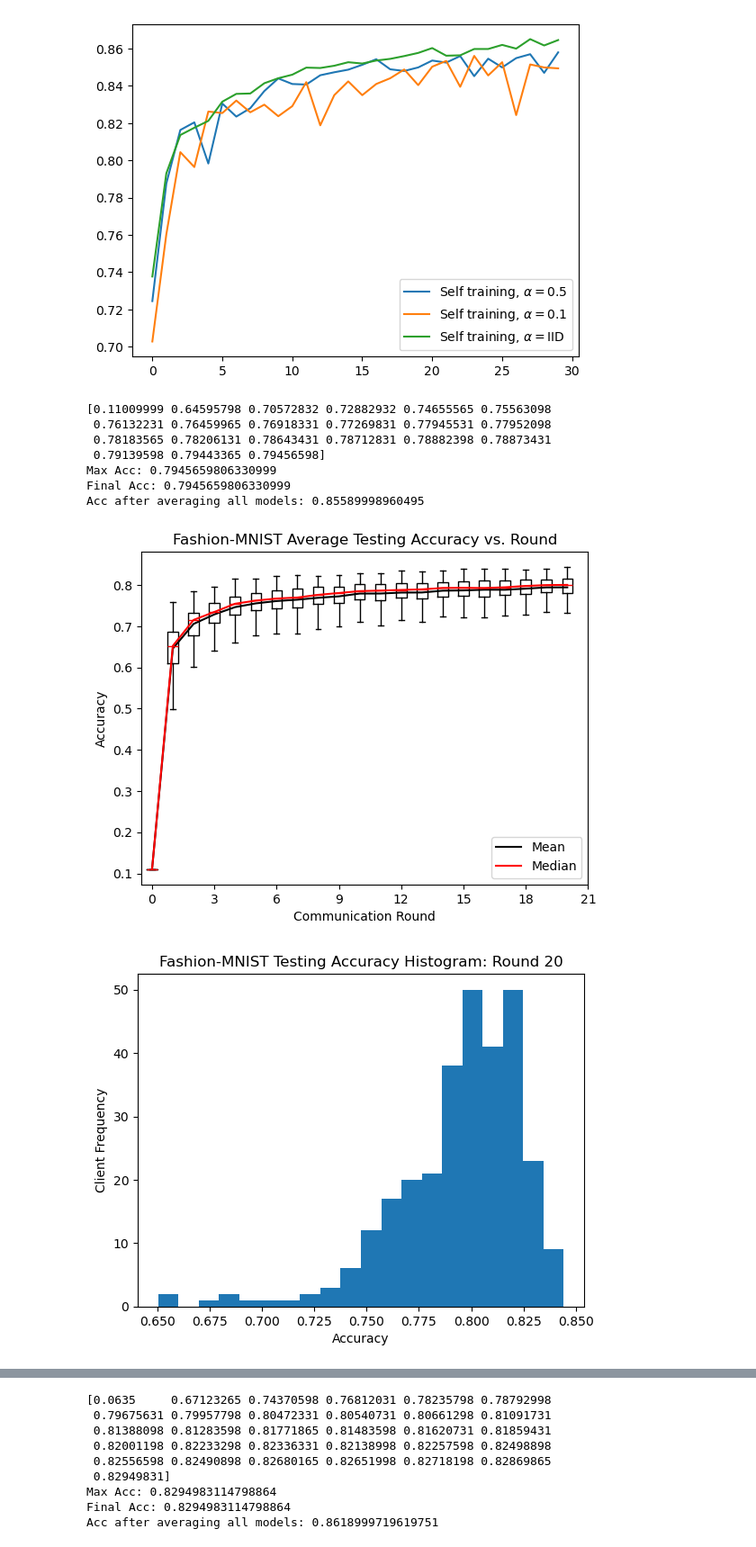
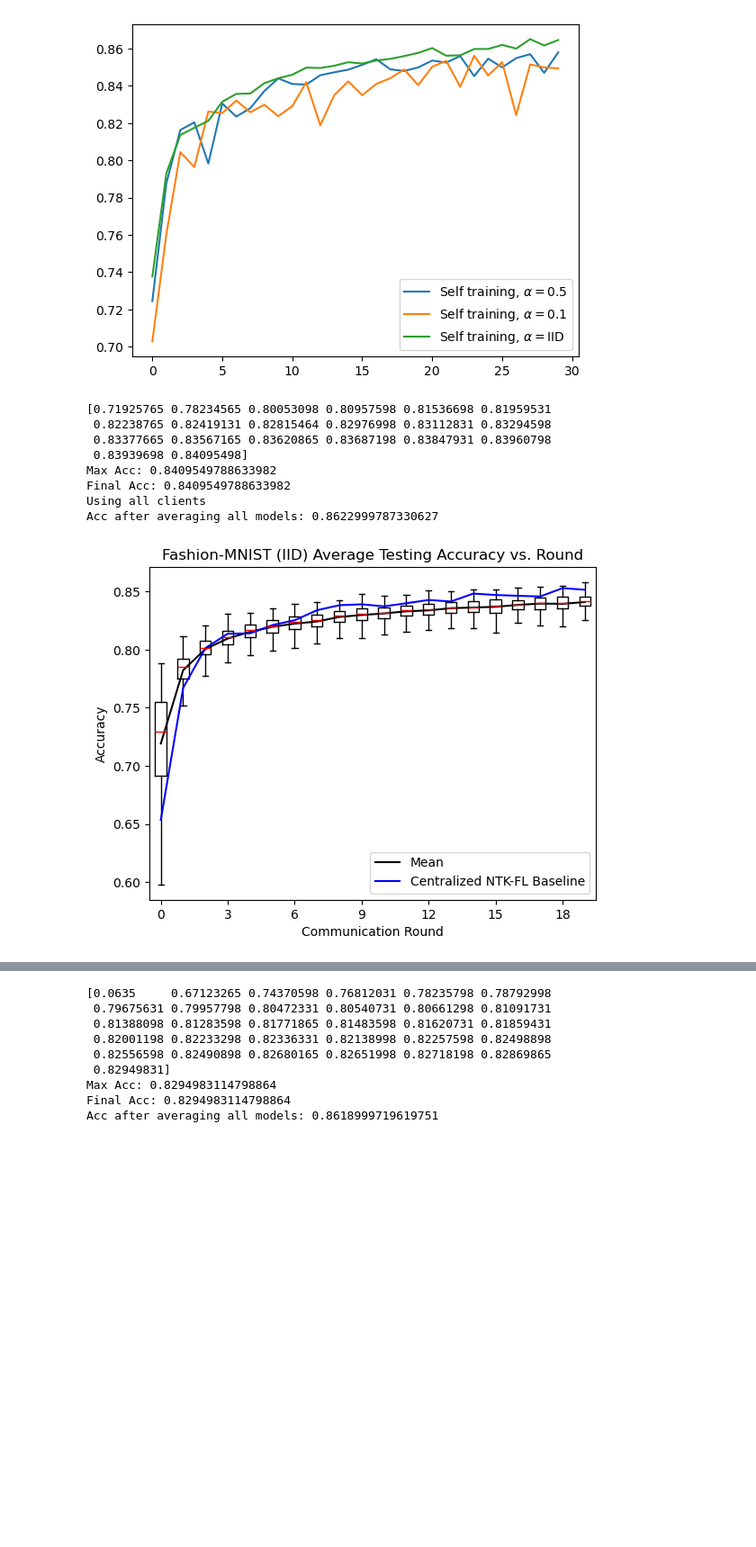
Before and after one commit to Gabe-Thomp/ntk-dfl, a Jupyter notebook: notebooks/plotting.ipynb, the cells around one changed output, grey strips where cells are left out. Shown at 90% size. Saved outputs shown, nothing was run; the diff lists cells and outputs as text; code cells hidden in the pictures; blank space fills up the shorter version.

```diff
--- a/notebooks/plotting.ipynb
+++ b/notebooks/plotting.ipynb
@@ -142,7 +142,7 @@ def _get_acc_vs_avg(rec, config, logger, max_num=None, shuffle=False, averaging_
     return accrued_accs
 
 def plot_acc_vs_round(rec, dataset_name, boxplot=False, median=False,
-                      save_path=None, config=None, logger=None, end_round=None):
+                      save_path=None, config=None, logger=None, end_round=None, baseline_ntk_fp=None):
     accs = np.array(rec["testing_accuracy"])[:end_round, :]
     print(accs.mean(axis=1))
     print(f"Max Acc: {accs.mean(axis=1).max()}")
@@ -161,7 +161,14 @@ def plot_acc_vs_round(rec, dataset_name, boxplot=False, median=False,
     plt.xlabel("Communication Round")
     plt.xticks(np.arange(0, len(accs)+1, 3), np.arange(0, len(accs)+1, 3))
     plt.ylabel("Accuracy")
+
+
+    if baseline_ntk_fp is not None:
+        baseline_ntk = open_dat(baseline_ntk_fp)
+        baseline_accs = np.array(baseline_ntk["testing_accuracy"])[:end_round]
+        plt.plot(baseline_accs, label="Centralized NTK-FL Baseline", color="blue")
     plt.legend()
+
     if save_path is not None:
         plt.savefig(save_path)
     plt.show()
@@ -277,18 +308,19 @@ plt.show()
 # %% [output]
 [figure]
 # %%
-fp = "../../records/trial13/27_06_01_23.dat"
+# setup("/home/gathomp3/Deep_Learning/NeuralTangent/records/trials/trial17/config17.yaml")
+fp = "../../records/trials/trial1/17_06_15_56.dat"
 rec = open_dat(fp)
-# plot_acc_vs_round(rec, "Fashion-MNIST", boxplot=True, median=True, config=config, logger=logger, save_path="../../records/trial13/trial13_acc.png")
+plot_acc_vs_round(rec, "Fashion-MNIST (IID)", boxplot=True, median=False, config=config, logger=logger, baseline_ntk_fp="/home/gathomp3/Deep_Learning/NeuralTangent/ntk-fed/utils/results/replication/iid_FAMNIST.dat")
 # plot_acc_histogram(rec, "Fashion-MNIST", -1, save_path="../../records/trial13/trial13_hist.png")
 # save_results_intxt(rec, "Fashion-MNIST", f"../../records/trial13/trial13_results.txt", config, logger)
 # %% [output]
-[0.11009999 0.64595798 0.70572832 0.72882932 0.74655565 0.75563098
- 0.76132231 0.76459965 0.76918331 0.77269831 0.77945531 0.77952098
- 0.78183565 0.78206131 0.78643431 0.78712831 0.78882398 0.78873431
- 0.79139598 0.79443365 0.79456598]
-Max Acc: 0.7945659806330999
-Final Acc: 0.7945659806330999
-Acc after averaging all models: 0.85589998960495
+[0.71925765 0.78234565 0.80053098 0.80957598 0.81536698 0.81959531
+ 0.82238765 0.82419131 0.82815464 0.82976998 0.83112831 0.83294598
+ 0.83377665 0.83567165 0.83620865 0.83687198 0.83847931 0.83960798
+ 0.83939698 0.84095498]
+Max Acc: 0.8409549788633982
+Final Acc: 0.8409549788633982
+Using all clients
+Acc after averaging all models: 0.8622999787330627
-[figure, old version]
+[figure, new version]
-[figure, removed]
```
Also changed, not shown: parts of 39 cells of this notebook, 5 other files.
